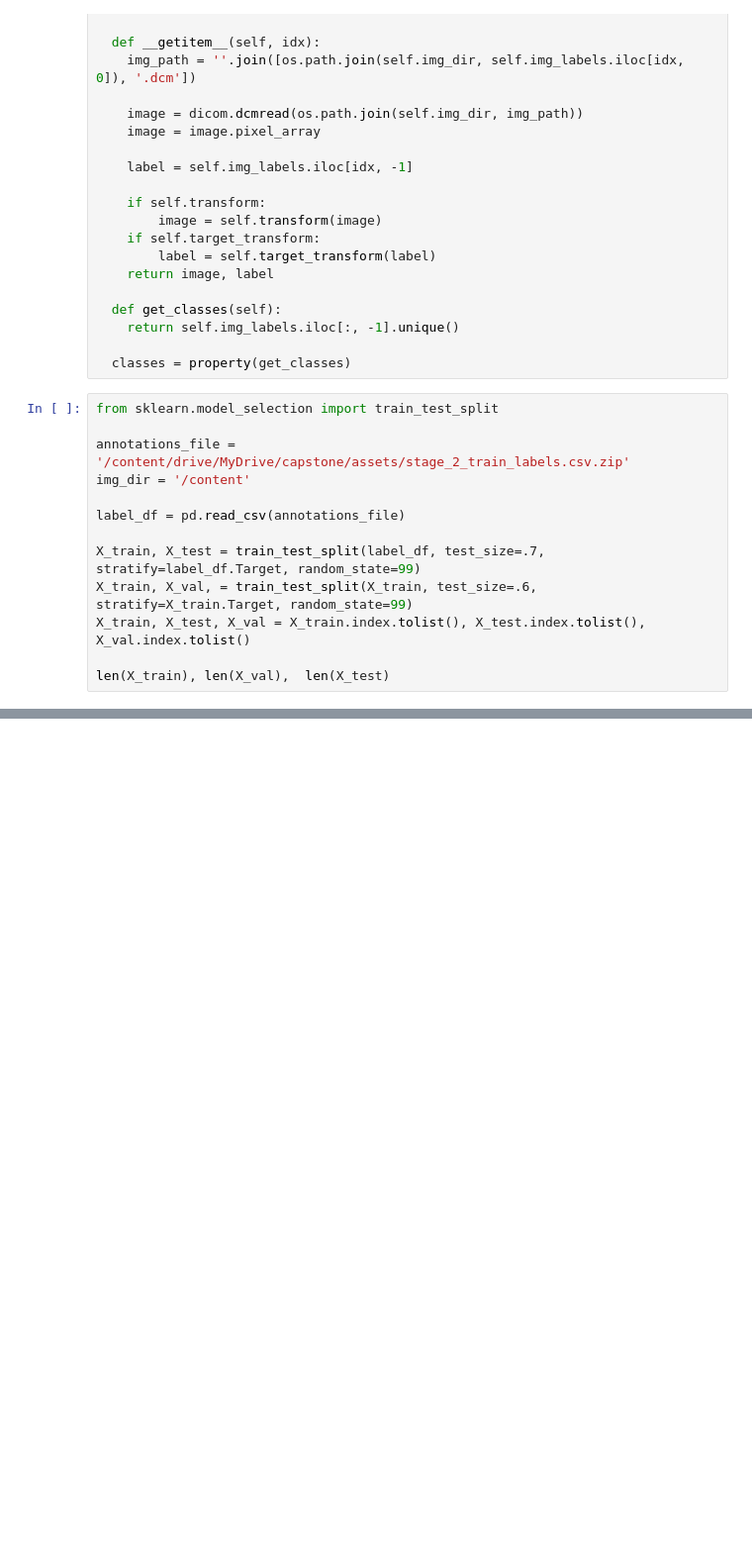
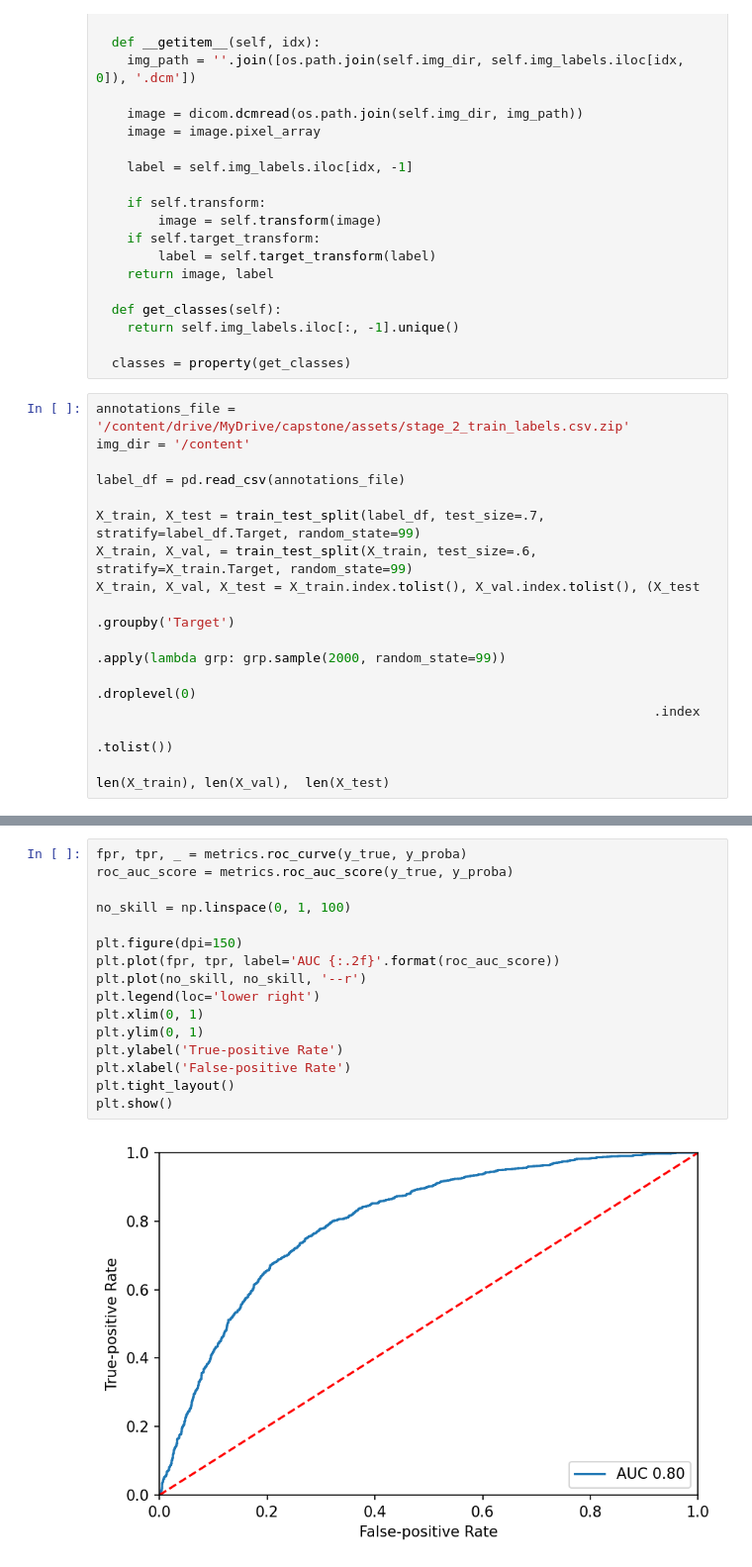
Before and after one commit to Tstrebe2/umich-mads-capstone-project, a Jupyter notebook: tim-playground.ipynb, the cells around one changed output, grey strips where cells are left out. Shown at 99% size. Saved outputs shown, nothing was run; the diff lists cells and outputs as text; blank space fills up the shorter version.

```diff
--- a/tim-playground.ipynb
+++ b/tim-playground.ipynb
@@ -63,8 +67,6 @@ class CustomImageDataset(Dataset):
 
   classes = property(get_classes)
 # %%
-from sklearn.model_selection import train_test_split
-
 annotations_file = '/content/drive/MyDrive/capstone/assets/stage_2_train_labels.csv.zip'
 img_dir = '/content'
 
@@ -72,7 +74,12 @@ label_df = pd.read_csv(annotations_file)
 
 X_train, X_test = train_test_split(label_df, test_size=.7, stratify=label_df.Target, random_state=99)
 X_train, X_val, = train_test_split(X_train, test_size=.6, stratify=X_train.Target, random_state=99)
-X_train, X_test, X_val = X_train.index.tolist(), X_test.index.tolist(), X_val.index.tolist()
+X_train, X_val, X_test = X_train.index.tolist(), X_val.index.tolist(), (X_test
+                                                                        .groupby('Target')
+                                                                        .apply(lambda grp: grp.sample(2000, random_state=99))
+                                                                        .droplevel(0)
+                                                                        .index
+                                                                        .tolist())
 
 len(X_train), len(X_val),  len(X_test)
 # %% [output]
@@ -216,0 +248,18 @@ tensor([0, 0, 0, 1, 0, 0, 0, 0, 0, 0, 0, 0, 0, 0, 0, 0, 0, 0, 0, 0, 0, 1, 0, 0,
+# %%
+fpr, tpr, _ = metrics.roc_curve(y_true, y_proba)
+roc_auc_score = metrics.roc_auc_score(y_true, y_proba)
+
+no_skill = np.linspace(0, 1, 100)
+
+plt.figure(dpi=150)
+plt.plot(fpr, tpr, label='AUC {:.2f}'.format(roc_auc_score))
+plt.plot(no_skill, no_skill, '--r')
+plt.legend(loc='lower right')
+plt.xlim(0, 1)
+plt.ylim(0, 1)
+plt.ylabel('True-positive Rate')
+plt.xlabel('False-positive Rate')
+plt.tight_layout()
+plt.show()
+# %% [output]
+[figure, added]
```
Also changed, not shown: parts of 15 cells of this notebook.
